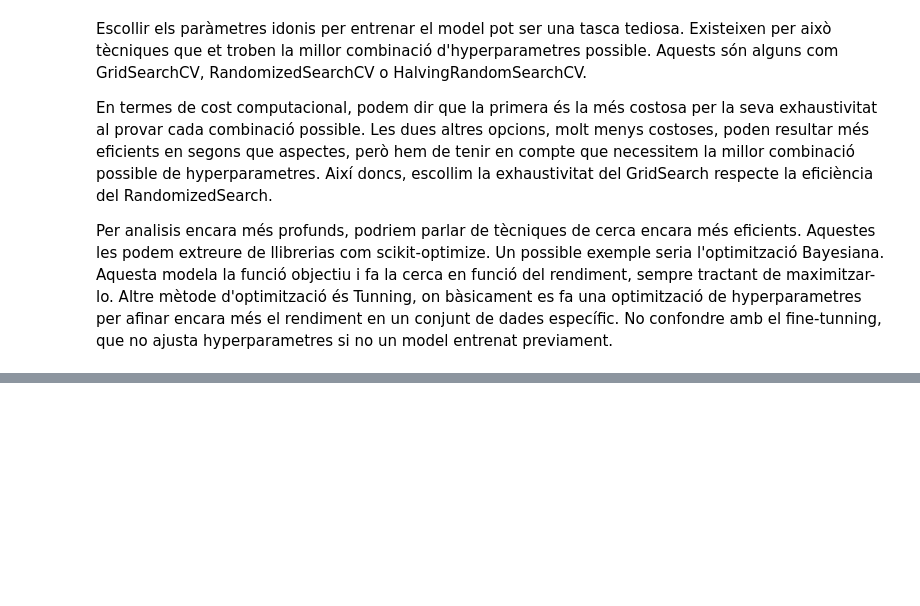
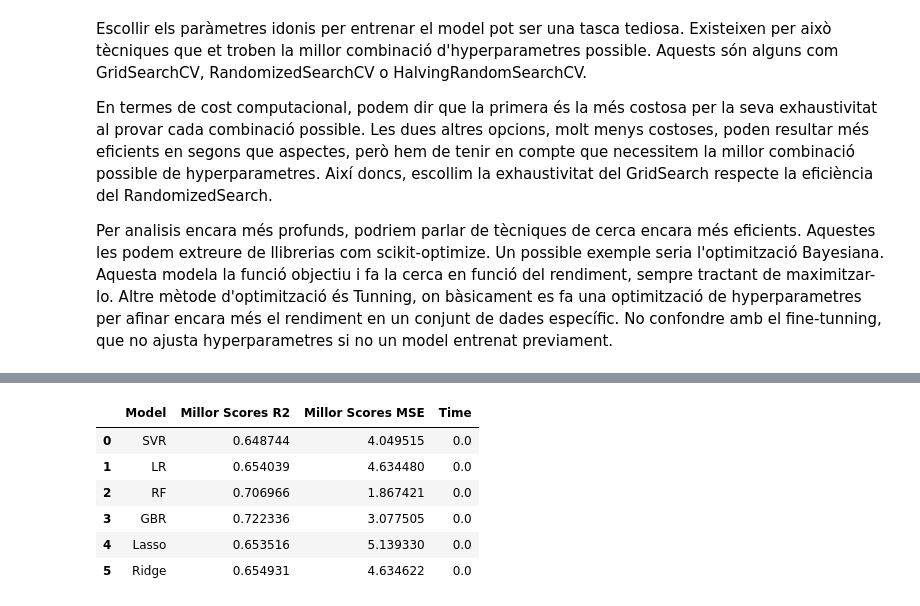
Before and after one commit to Janpb1/Data-analisy-alcohol-Kaggle, a Jupyter notebook: Entrega_cas_kaggle.ipynb, the cells around one changed output, grey strips where cells are left out. Saved outputs shown, nothing was run; the diff lists cells and outputs as text; code cells hidden in the pictures; blank space fills up the shorter version.

```diff
--- a/Entrega_cas_kaggle.ipynb
+++ b/Entrega_cas_kaggle.ipynb
@@ -235,13 +208,16 @@ El primer que farem serà normalitzar logaritmicament les dades per a que tingui
 
 La normalització logarítmica s'utilitza per transformar dades amb distribucions sesgades o una ampla variabilitat, reduint el sesgament i l'amplitud dels valors. Ajudar a igualar la distribució, estabilitzar la variància, facilitar la interpretació i preparar les dades per a certs models, però la seva aplicabilitat depèn de la naturalesa de les dades i del context del problema.
 # %%
-numerics_norm = [numeric + '_norm' for numeric in numerics]
-for nums, nums_norm in zip(numerics, numerics_norm):
-    df[nums_norm] = np.log1p(df[nums])
+def normalitzar(numerics, df):
+    numerics_norm = [numeric + '_norm' for numeric in numerics]
+    for nums, nums_norm in zip(numerics, numerics_norm):
+        df[nums] = np.log1p(df[nums])
+
+    scaler = MinMaxScaler()
+    df[numerics] = scaler.fit_transform(df[numerics])
+    df.isna().sum()
+
+    df = df.drop(numerics, axis=1)
 # %% [markdown]
 La funció principal del MinMaxScale és escalar les dades entre un rang específic, en aquest cas entre 0 i 1.
 El MinMaxScaler es una técnica de escalado que transforma los datos de tal manera que quedan en un rango específico, generalmente entre 0 y 1. Ens facilita la seva comparació ja que tots les variables categoriques tenen el mateix rang de dades.
-# %%
-scaler = MinMaxScaler()
-df[numerics_norm] = scaler.fit_transform(df[numerics_norm])
-df.isna().sum()
@@ -554,4 +370,5 @@ Index([395], dtype='int64')
 # %% [markdown]
 TREURE OUTLIERS
 # %%
-df = df.drop(outliers_indices_G3, axis=0)
+def treure_outliers(outliers, df):
+    df = df.drop(outliers, axis=0)
@@ -804,13 +590,21 @@ Per analisis encara més profunds, podriem parlar de tècniques de cerca encara
 # %%
-# results_2 = []
-# for result in results:
-#     results_2.append({
-#         'Model': result['Model'],
-#         #'Millors Parametres': result['Millors Parametres'],
-#         'Millor Scores F1': result['Millor Scores']['f1_macro'],
-#         'Millor Scores Accuracy': result['Millor Scores']['accuracy'],
-#         'Time': result['Time']
-#     })
+results_2 = []
+for result in results:
+    results_2.append({
+        'Model': result['Model'],
+        #'Millors Parametres': result['Millors Parametres'],
+        'Millor Scores R2': result['Millor Scores']['r2_score'],
+        'Millor Scores MSE': result['Millor Scores']['mean_squared_error'],
+        'Time': result['Time']
+    })
 
-# df = pd.DataFrame(results_2)
-# df
+df = pd.DataFrame(results_2)
+df
+# %% [output]
+|  | Model | Millor Scores R2 | Millor Scores MSE | Time |
+| 0 | SVR | 0.648744 | 4.049515 | 0.0 |
+| 1 | LR | 0.654039 | 4.634480 | 0.0 |
+| 2 | RF | 0.706966 | 1.867421 | 0.0 |
+| 3 | GBR | 0.722336 | 3.077505 | 0.0 |
+| 4 | Lasso | 0.653516 | 5.139330 | 0.0 |
+| 5 | Ridge | 0.654931 | 4.634622 | 0.0 |
```
Also changed, not shown: parts of 39 cells of this notebook, 3 other files.
